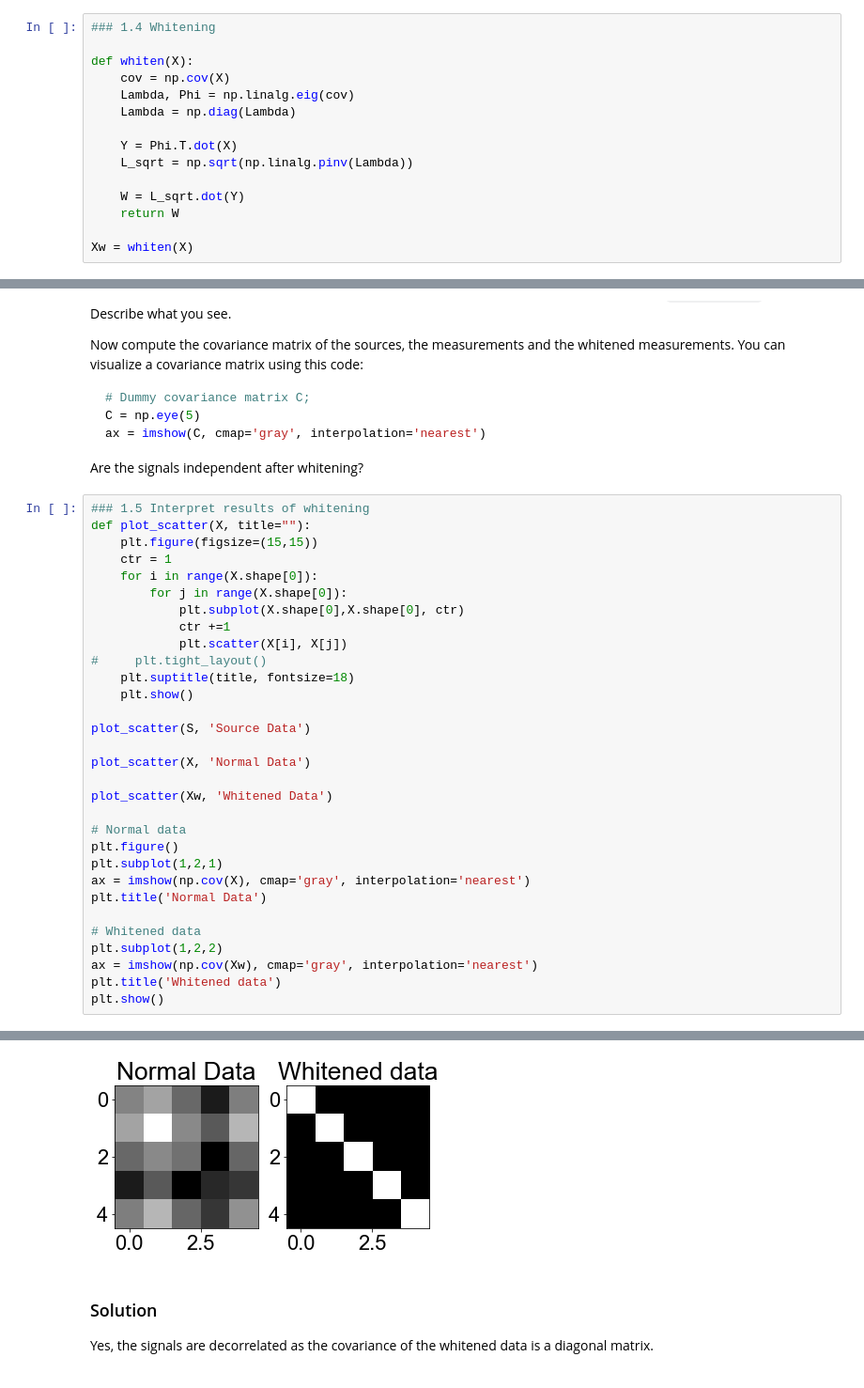
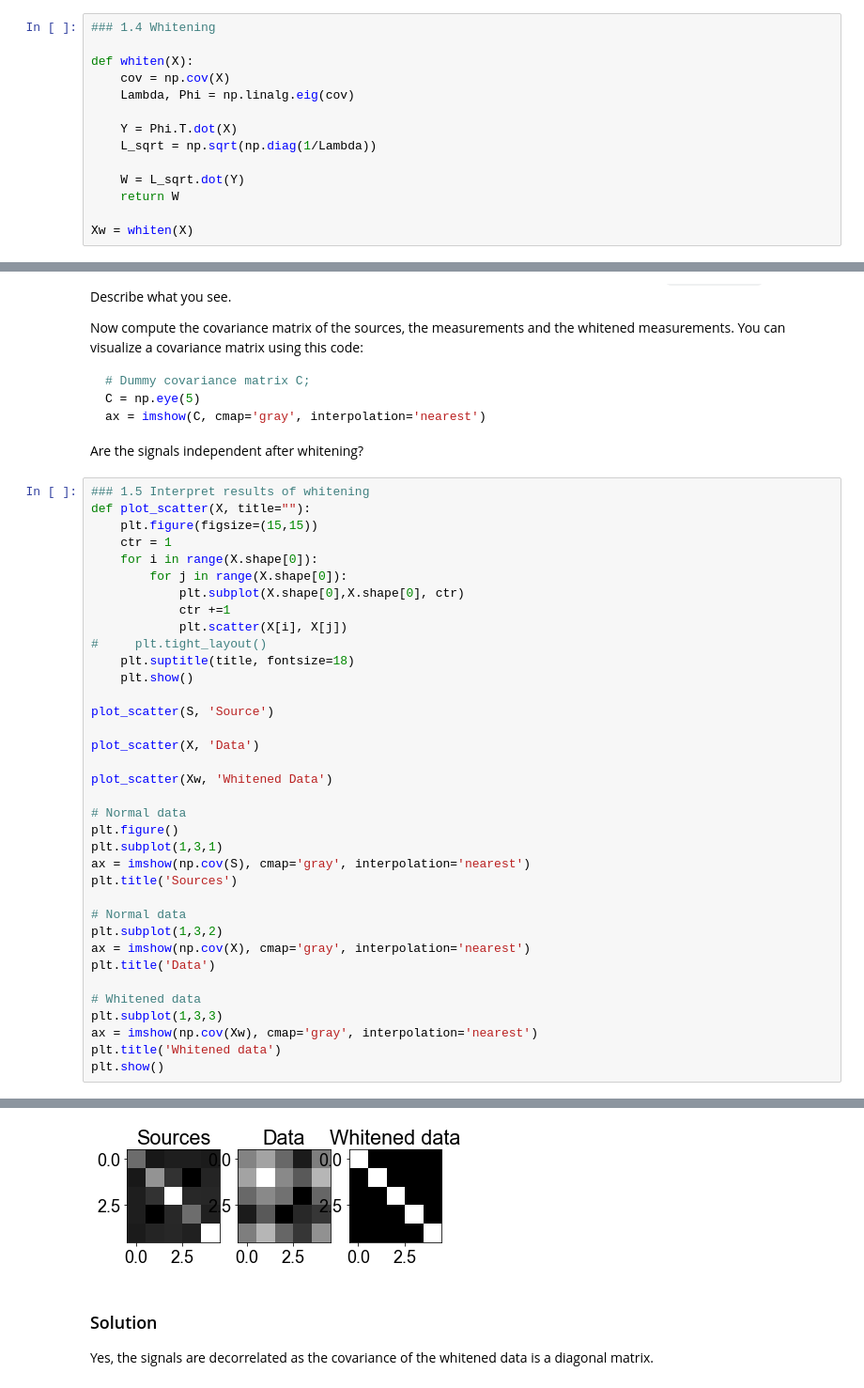
Before and after one commit to danakianfar/machine_learning_2_labs, a Jupyter notebook: lab1/lab1.ipynb, the cells around one changed output, grey strips where cells are left out. Shown at 94% size. Saved outputs shown, nothing was run; the diff lists cells and outputs as text.

```diff
--- a/lab1/lab1.ipynb
+++ b/lab1/lab1.ipynb
@@ -246,10 +249,9 @@ Some ICA algorithms can only learn from whitened data. Write a method `whiten(X)
 def whiten(X):
     cov = np.cov(X)
     Lambda, Phi = np.linalg.eig(cov)
-    Lambda = np.diag(Lambda)
 
     Y = Phi.T.dot(X)
-    L_sqrt = np.sqrt(np.linalg.pinv(Lambda))
+    L_sqrt = np.sqrt(np.diag(1/Lambda))
 
     W = L_sqrt.dot(Y)
     return W
@@ -281,20 +283,25 @@ def plot_scatter(X, title=""):
     plt.suptitle(title, fontsize=18)
     plt.show()
 
-plot_scatter(S, 'Source Data')
+plot_scatter(S, 'Source')
 
-plot_scatter(X, 'Normal Data')
+plot_scatter(X, 'Data')
 
 plot_scatter(Xw, 'Whitened Data')
 
 # Normal data
 plt.figure()
-plt.subplot(1,2,1)
+plt.subplot(1,3,1)
+ax = imshow(np.cov(S), cmap='gray', interpolation='nearest')
+plt.title('Sources')
+
+# Normal data
+plt.subplot(1,3,2)
 ax = imshow(np.cov(X), cmap='gray', interpolation='nearest')
-plt.title('Normal Data')
+plt.title('Data')
 
 # Whitened data
-plt.subplot(1,2,2)
+plt.subplot(1,3,3)
 ax = imshow(np.cov(Xw), cmap='gray', interpolation='nearest')
 plt.title('Whitened data')
 plt.show()
@@ -305,4 +312,4 @@ plt.show()
-[figure, old version]
+[figure, new version]
 # %% [markdown]
 ### Solution
 
```
Also changed, not shown: parts of 6 cells of this notebook.
